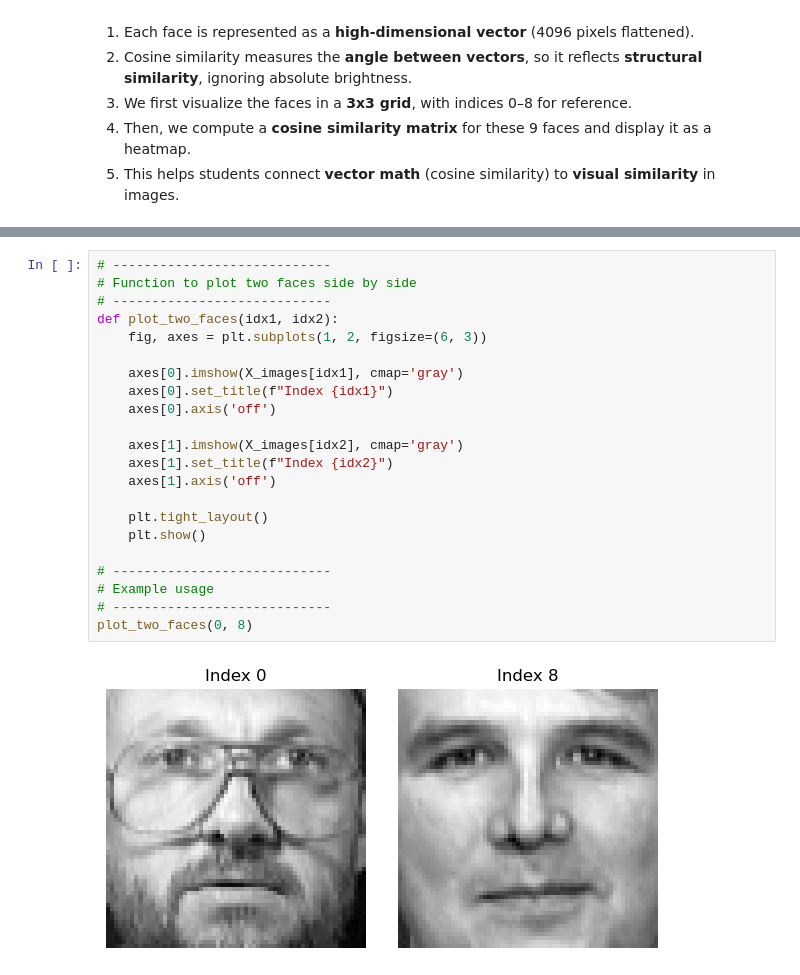
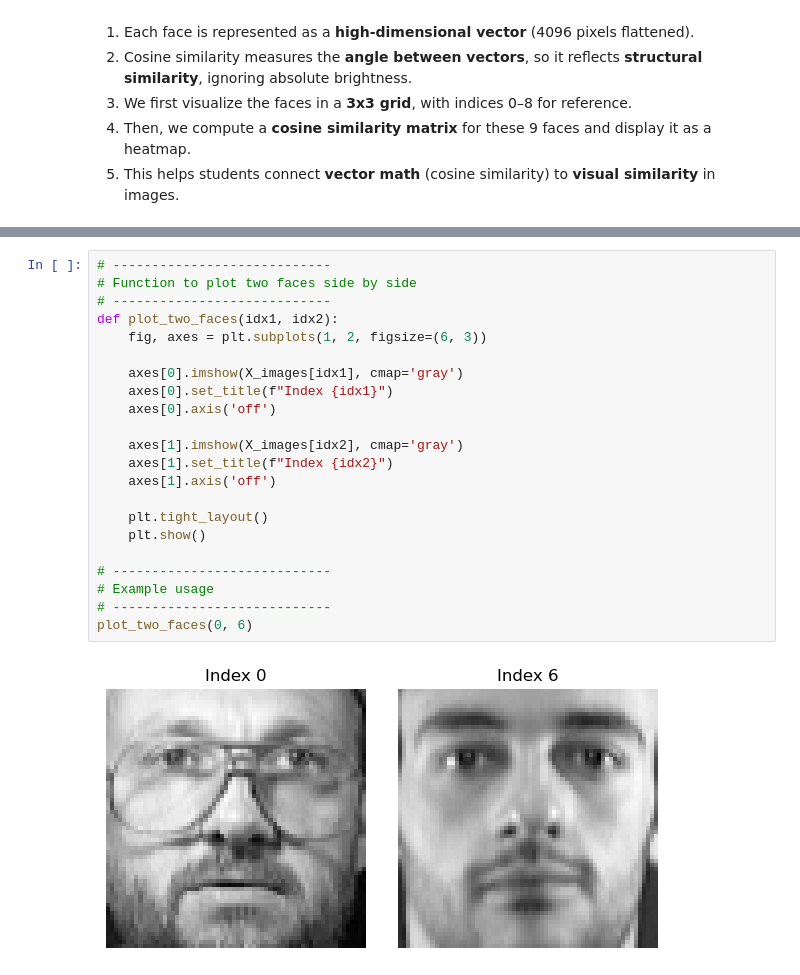
Before and after one commit to imanmossavat/ml-teaching-materials-fontys, a Jupyter notebook: ML Studio/S4_Inner_product.ipynb, the cells around one changed output, grey strips where cells are left out. Drawn from its saved outputs; the diff is of its cells as text.

```diff
--- a/ML Studio/S4_Inner_product.ipynb
+++ b/ML Studio/S4_Inner_product.ipynb
@@ -579,24 +519,24 @@ Cosine similarity matrix:
 # %%
 # ----------------------------
 # Function to plot two faces side by side
 # ----------------------------
 def plot_two_faces(idx1, idx2):
     fig, axes = plt.subplots(1, 2, figsize=(6, 3))
 
     axes[0].imshow(X_images[idx1], cmap='gray')
     axes[0].set_title(f"Index {idx1}")
     axes[0].axis('off')
 
     axes[1].imshow(X_images[idx2], cmap='gray')
     axes[1].set_title(f"Index {idx2}")
     axes[1].axis('off')
 
     plt.tight_layout()
     plt.show()
 
 # ----------------------------
 # Example usage
 # ----------------------------
-plot_two_faces(0, 8)
+plot_two_faces(0, 6)
 # %% [output]
-[figure, old version]
+[figure, new version]
```
Also changed, not shown: parts of 9 cells of this notebook.
